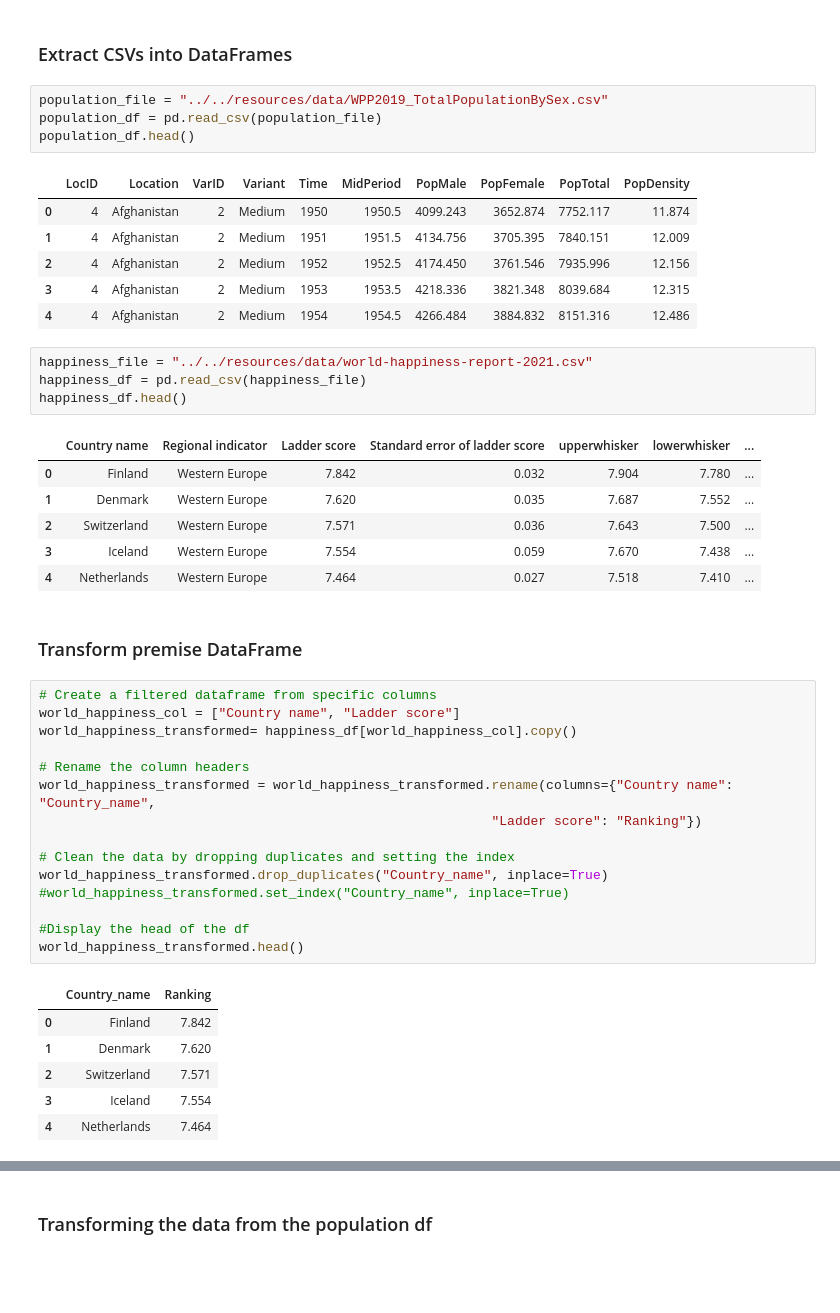
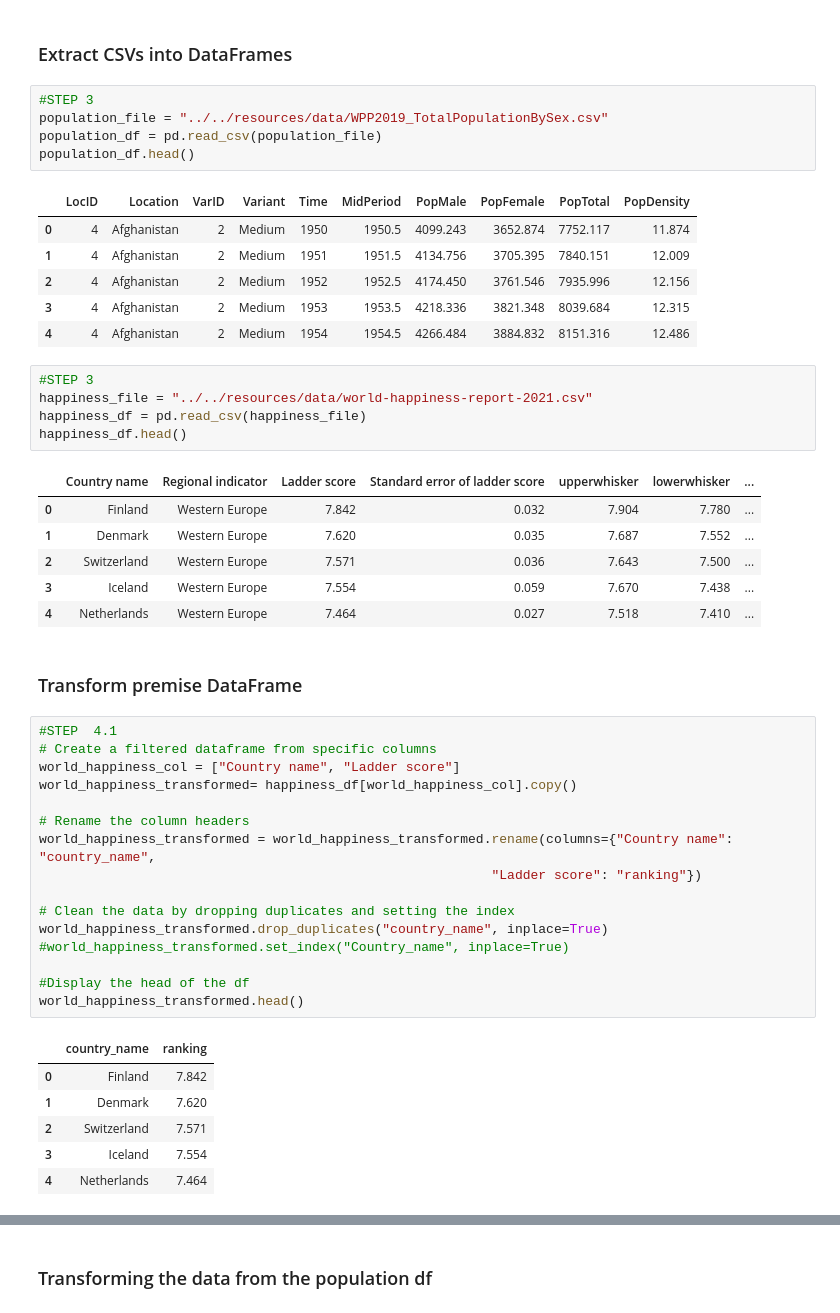
Before and after one commit to jdstrode/ETL-Challenge, a Jupyter notebook: da/templates/script_template.ipynb, the cells around one changed output, grey strips where cells are left out. Cells and saved outputs as stored; diff of their text form; blank space fills up the shorter version.

```diff
--- a/da/templates/script_template.ipynb
+++ b/da/templates/script_template.ipynb
@@ -4,6 +4,7 @@ from sqlalchemy import create_engine
 # %% [markdown]
 ### Extract CSVs into DataFrames
 # %%
+#STEP 3
 population_file = "../../resources/data/WPP2019_TotalPopulationBySex.csv"
 population_df = pd.read_csv(population_file)
 population_df.head()
@@ -15,6 +16,7 @@ population_df.head()
 | 3 | 4 | Afghanistan | 2 | Medium | 1953 | 1953.5 | 4218.336 | 3821.348 | 8039.684 | 12.315 |
 | 4 | 4 | Afghanistan | 2 | Medium | 1954 | 1954.5 | 4266.484 | 3884.832 | 8151.316 | 12.486 |
 # %%
+#STEP 3
 happiness_file = "../../resources/data/world-happiness-report-2021.csv"
 happiness_df = pd.read_csv(happiness_file)
 happiness_df.head()
@@ -28,22 +30,23 @@ happiness_df.head()
 # %% [markdown]
 ### Transform premise DataFrame
 # %%
+#STEP  4.1
 # Create a filtered dataframe from specific columns
 world_happiness_col = ["Country name", "Ladder score"]
 world_happiness_transformed= happiness_df[world_happiness_col].copy()
 
 # Rename the column headers
-world_happiness_transformed = world_happiness_transformed.rename(columns={"Country name": "Country_name",
-                                                          "Ladder score": "Ranking"})
+world_happiness_transformed = world_happiness_transformed.rename(columns={"Country name": "country_name",
+                                                          "Ladder score": "ranking"})
 
 # Clean the data by dropping duplicates and setting the index
-world_happiness_transformed.drop_duplicates("Country_name", inplace=True)
+world_happiness_transformed.drop_duplicates("country_name", inplace=True)
 #world_happiness_transformed.set_index("Country_name", inplace=True)
 
 #Display the head of the df
 world_happiness_transformed.head()
 # %% [output]
-|  | Country_name | Ranking |
+|  | country_name | ranking |
 | 0 | Finland | 7.842 |
 | 1 | Denmark | 7.620 |
 | 2 | Switzerland | 7.571 |
```
Also changed, not shown: parts of 46 cells of this notebook, 4 other files.
